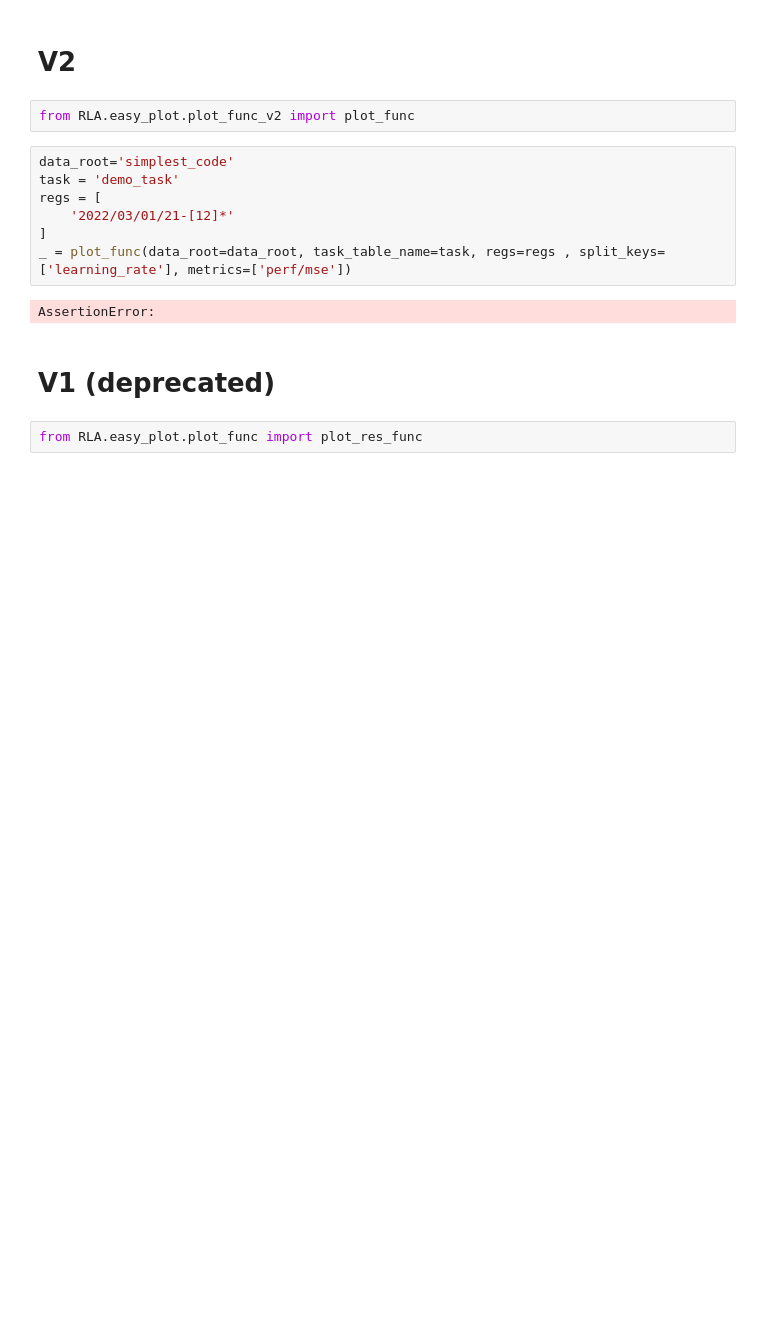
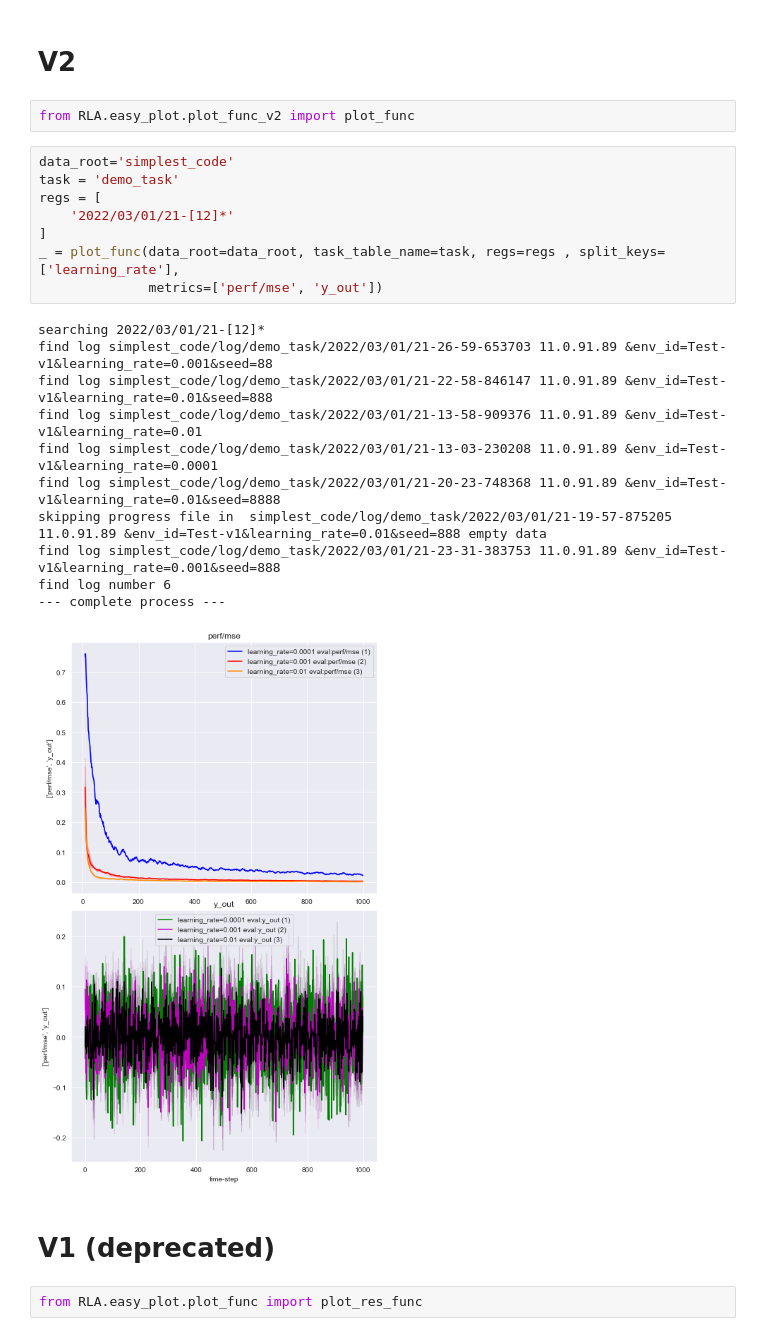
Before and after one commit to xionghuichen/RLAssistant, a Jupyter notebook: example/plot_res.ipynb, the cells around one changed output. Cells and saved outputs as stored; diff of their text form; blank space fills up the shorter version.

Commit message:
feat(plot): add multiply-metric plotting mode. add demos of plotting function usages.

```diff
--- a/example/plot_res.ipynb
+++ b/example/plot_res.ipynb
@@ -5,12 +5,23 @@ from RLA.easy_plot.plot_func_v2 import plot_func
 # %%
 data_root='simplest_code'
 task = 'demo_task'
 regs = [
     '2022/03/01/21-[12]*'
 ]
-_ = plot_func(data_root=data_root, task_table_name=task, regs=regs , split_keys=['learning_rate'], metrics=['perf/mse'])
+_ = plot_func(data_root=data_root, task_table_name=task, regs=regs , split_keys=['learning_rate'],
+              metrics=['perf/mse', 'y_out'])
 # %% [output]
-AssertionError:
+searching 2022/03/01/21-[12]*
+find log simplest_code/log/demo_task/2022/03/01/21-26-59-653703 11.0.91.89 &env_id=Test-v1&learning_rate=0.001&seed=88
+find log simplest_code/log/demo_task/2022/03/01/21-22-58-846147 11.0.91.89 &env_id=Test-v1&learning_rate=0.01&seed=888
+find log simplest_code/log/demo_task/2022/03/01/21-13-58-909376 11.0.91.89 &env_id=Test-v1&learning_rate=0.01
+find log simplest_code/log/demo_task/2022/03/01/21-13-03-230208 11.0.91.89 &env_id=Test-v1&learning_rate=0.0001
+find log simplest_code/log/demo_task/2022/03/01/21-20-23-748368 11.0.91.89 &env_id=Test-v1&learning_rate=0.01&seed=8888
+skipping progress file in  simplest_code/log/demo_task/2022/03/01/21-19-57-875205 11.0.91.89 &env_id=Test-v1&learning_rate=0.01&seed=888 empty data
+find log simplest_code/log/demo_task/2022/03/01/21-23-31-383753 11.0.91.89 &env_id=Test-v1&learning_rate=0.001&seed=888
+find log number 6
+--- complete process ---
+[figure, added]
 # %% [markdown]
 # V1 (deprecated)
 # %%
```
Also changed, not shown: 7 other files.
